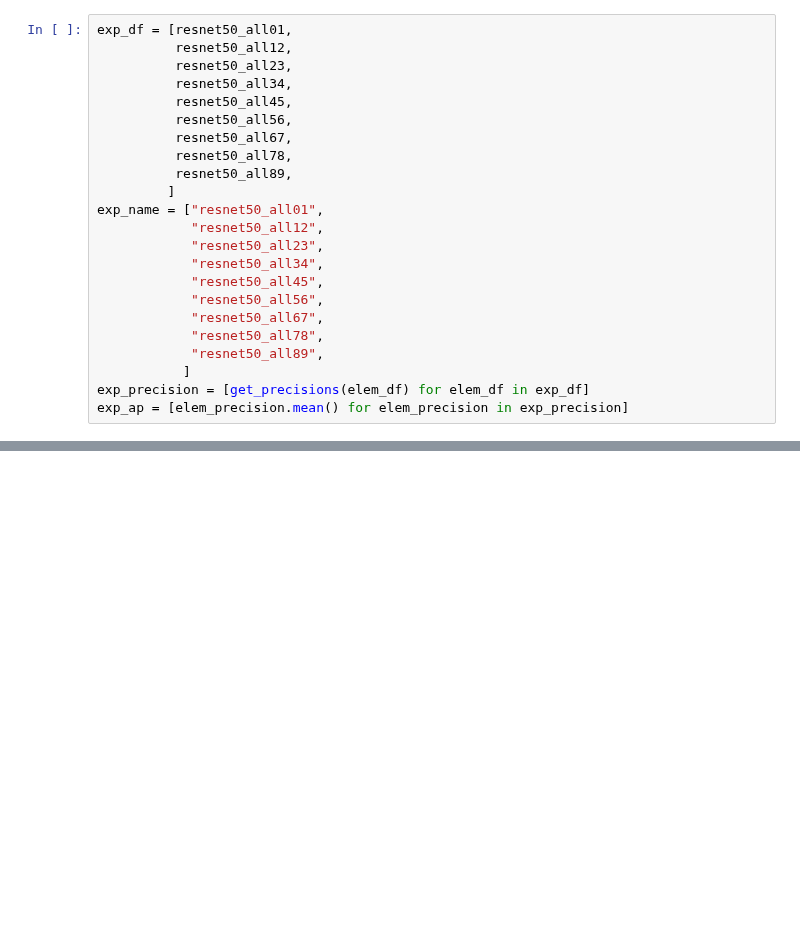
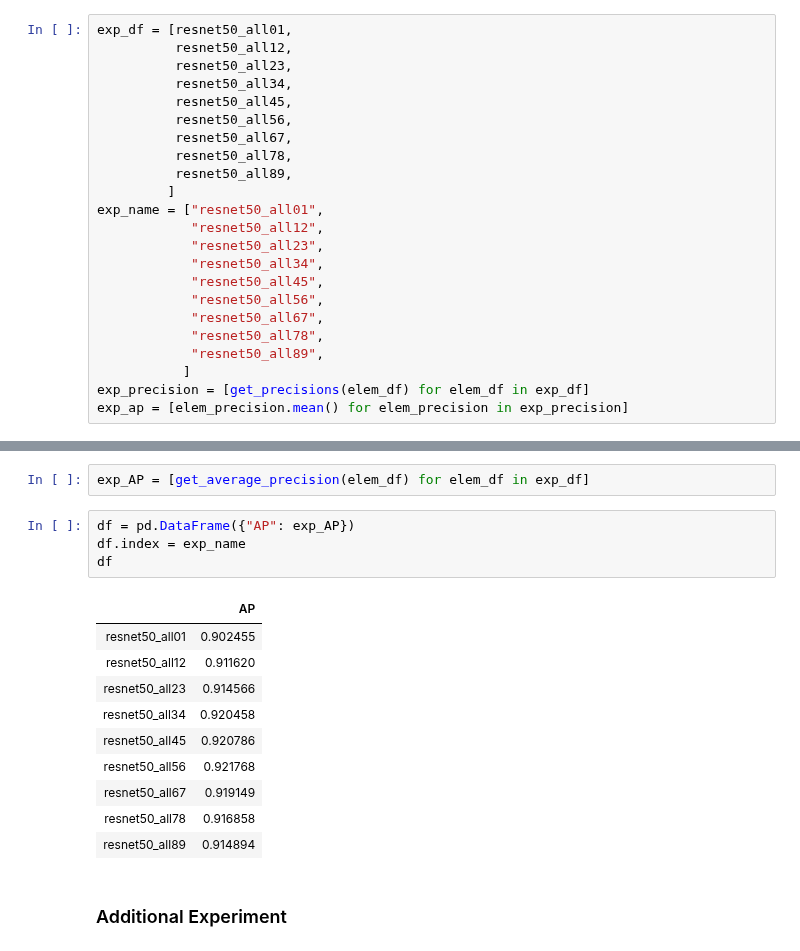
Before and after one commit to keiiti975/Insect_Phenology_Detector, a Jupyter notebook: result/master_paper/classification/compare_method/compare_method.ipynb, the cells around one changed output, grey strips where cells are left out. Saved outputs shown, nothing was run; the diff lists cells and outputs as text; blank space fills up the shorter version.

```diff
--- a/result/master_paper/classification/compare_method/compare_method.ipynb
+++ b/result/master_paper/classification/compare_method/compare_method.ipynb
@@ -330,3 +330,22 @@ df
 | resnet50_all67 | 0.903058 |
 | resnet50_all78 | 0.902358 |
 | resnet50_all89 | 0.904126 |
+# %%
+exp_AP = [get_average_precision(elem_df) for elem_df in exp_df]
+# %%
+df = pd.DataFrame({"AP": exp_AP})
+df.index = exp_name
+df
+# %% [output]
+|  | AP |
+| resnet50_all01 | 0.902455 |
+| resnet50_all12 | 0.911620 |
+| resnet50_all23 | 0.914566 |
+| resnet50_all34 | 0.920458 |
+| resnet50_all45 | 0.920786 |
+| resnet50_all56 | 0.921768 |
+| resnet50_all67 | 0.919149 |
+| resnet50_all78 | 0.916858 |
+| resnet50_all89 | 0.914894 |
+# %% [markdown]
+### Additional Experiment
```
Also changed, not shown: parts of 7 cells of this notebook, 2 other files.
